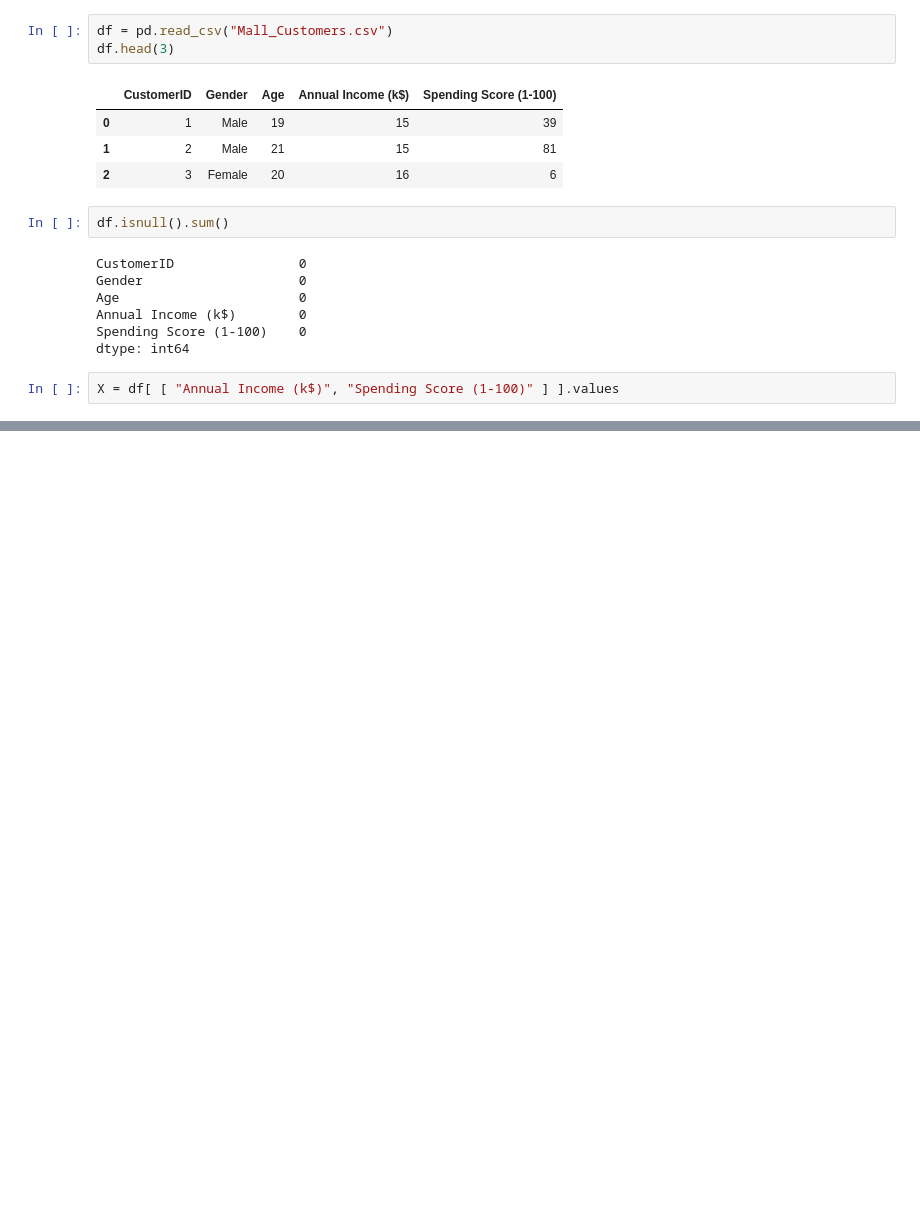
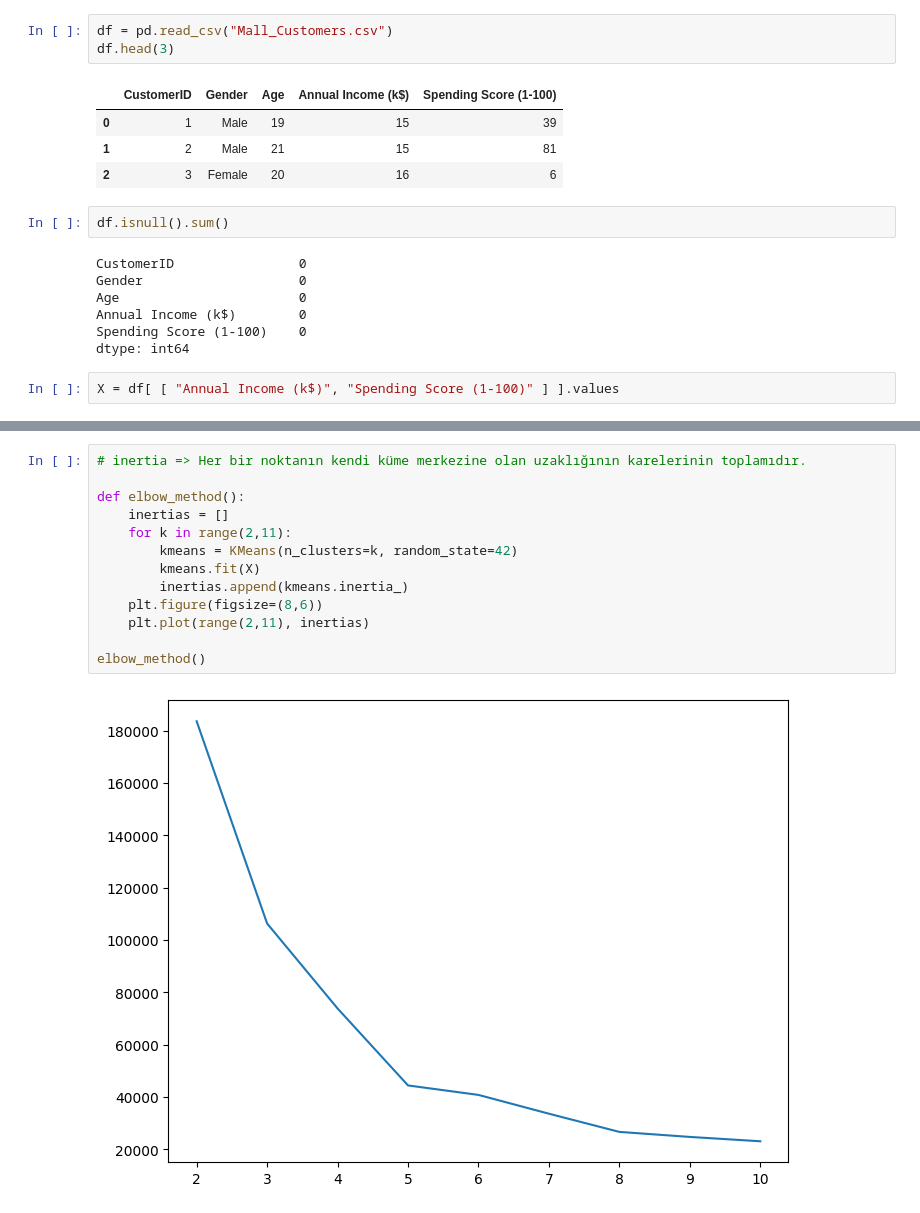
Before and after one commit to halitkalayci/acunmedya-akademi-python-a-conda, a Jupyter notebook: k-means/kmeans.ipynb, the cells around one changed output, grey strips where cells are left out. Drawn from its saved outputs; the diff is of its cells as text; blank space fills up the shorter version.

```diff
--- a/k-means/kmeans.ipynb
+++ b/k-means/kmeans.ipynb
@@ -60,0 +67,15 @@ plt.show()
+# %%
+# inertia => Her bir noktanın kendi küme merkezine olan uzaklığının karelerinin toplamıdır.
+
+def elbow_method():
+    inertias = []
+    for k in range(2,11):
+        kmeans = KMeans(n_clusters=k, random_state=42)
+        kmeans.fit(X)
+        inertias.append(kmeans.inertia_)
+    plt.figure(figsize=(8,6))
+    plt.plot(range(2,11), inertias)
+
+elbow_method()
+# %% [output]
+[figure, added]
```
Also changed, not shown: parts of 5 cells of this notebook.
